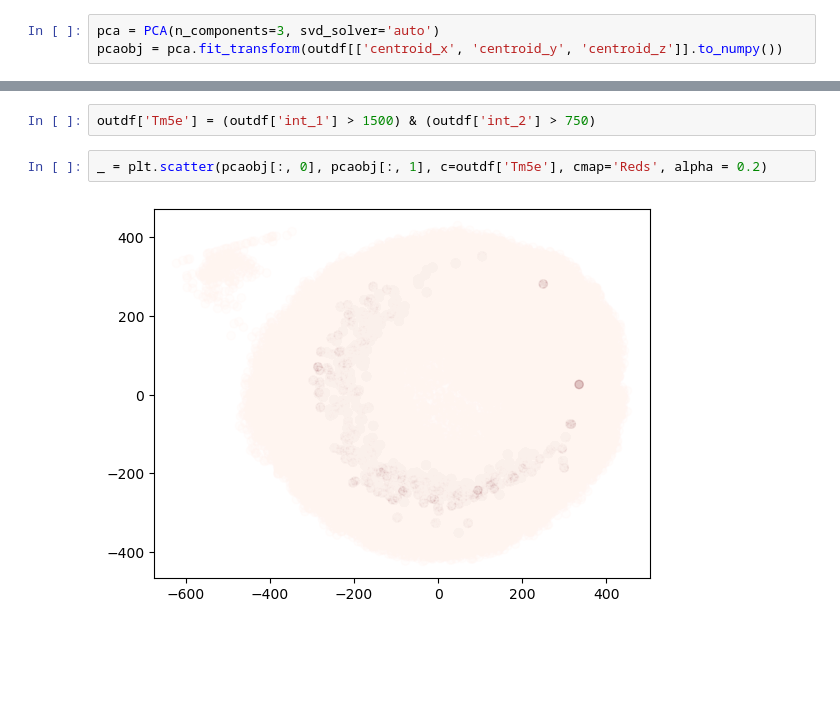
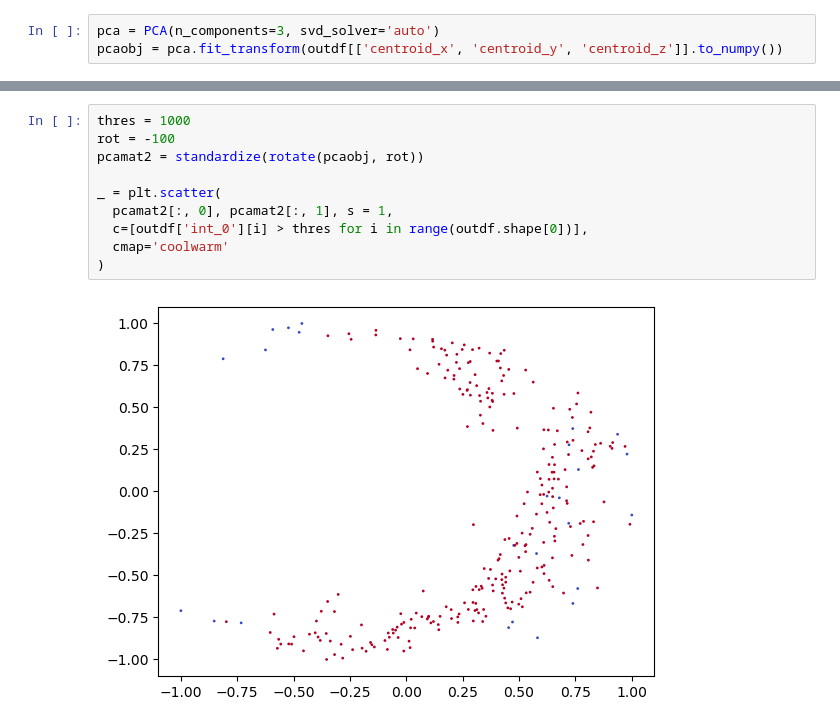
Before and after one commit to chenyenchung/Chen_et_al_2026_microscopy_quant, a Jupyter notebook: Vsx1-LOF-Tm5e/exp.ipynb, the cells around one changed output, grey strips where cells are left out. Saved outputs shown, nothing was run; the diff lists cells and outputs as text; blank space fills up the shorter version.

```diff
--- a/Vsx1-LOF-Tm5e/exp.ipynb
+++ b/Vsx1-LOF-Tm5e/exp.ipynb
@@ -160,6 +142,12 @@ plt.show()
-# %%
-outdf['Tm5e'] = (outdf['int_1'] > 1500) & (outdf['int_2'] > 750)
-# %%
-_ = plt.scatter(pcaobj[:, 0], pcaobj[:, 1], c=outdf['Tm5e'], cmap='Reds', alpha = 0.2)
-# %% [output]
-[figure, removed]
+# %%
+thres = 1000
+rot = -100
+pcamat2 = standardize(rotate(pcaobj, rot))
+
+_ = plt.scatter(
+  pcamat2[:, 0], pcamat2[:, 1], s = 1,
+  c=[outdf['int_0'][i] > thres for i in range(outdf.shape[0])],
+  cmap='coolwarm'
+)
+# %% [output]
+[figure, added]
```
Also changed, not shown: parts of 6 cells of this notebook, 12 other files.
